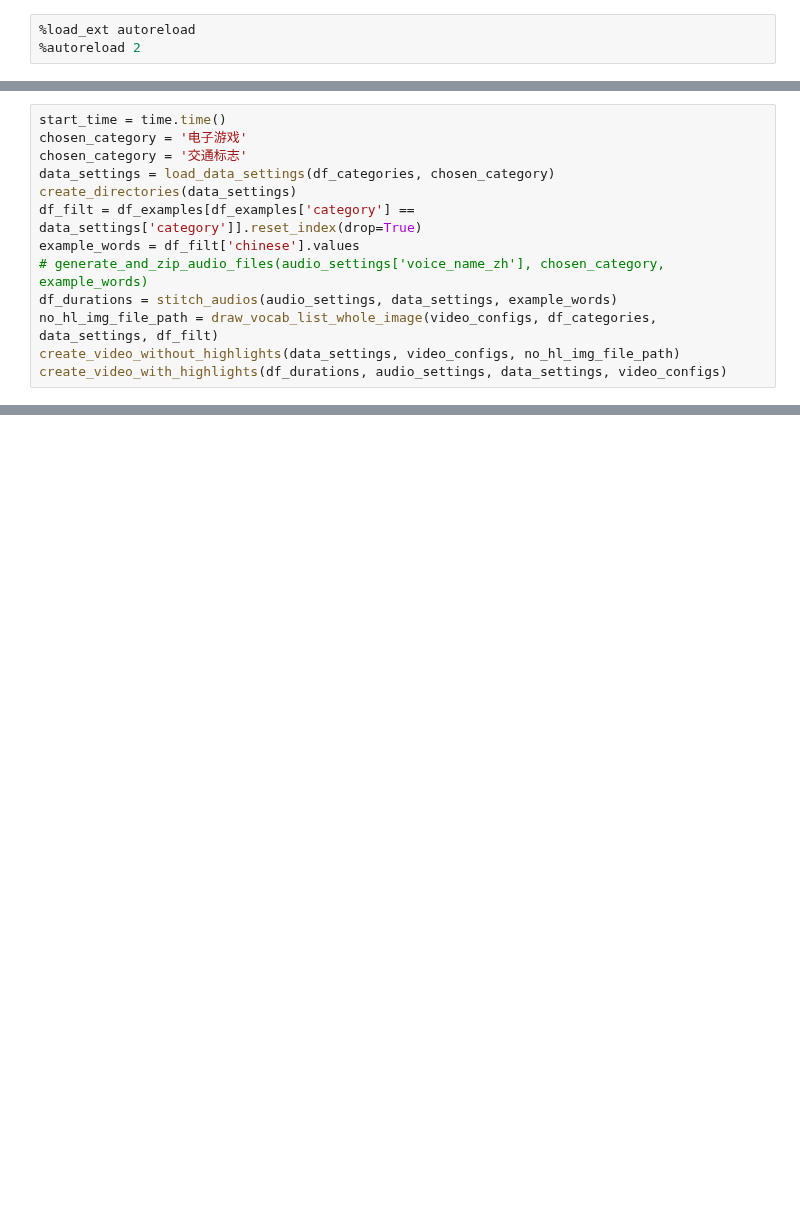
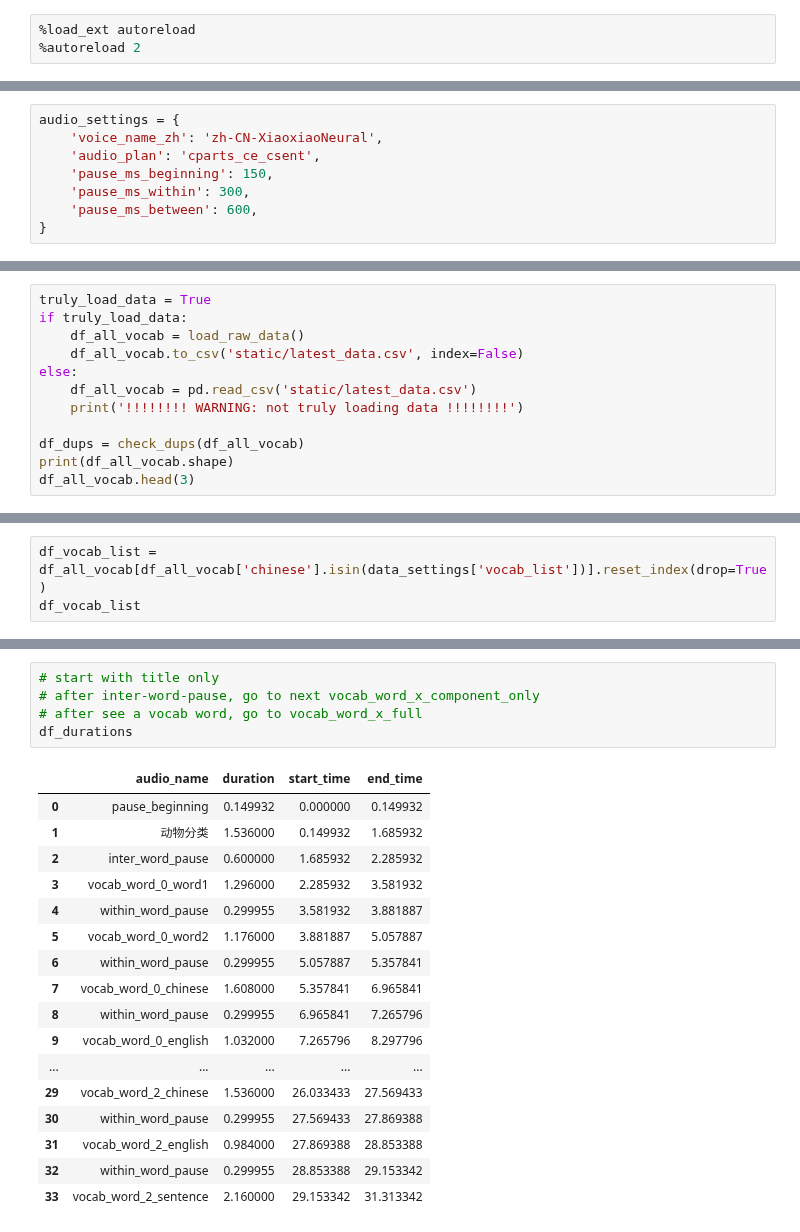
Before and after one commit to srcole/my_mandarin_database, a Jupyter notebook: mmd_lt_shorts.ipynb, the cells around one changed output, grey strips where cells are left out. Saved outputs shown, nothing was run; the diff lists cells and outputs as text; blank space fills up the shorter version.

```diff
--- a/mmd_lt_shorts.ipynb
+++ b/mmd_lt_shorts.ipynb
@@ -26,0 +27,8 @@ from utils_shorts import (
+# %%
+audio_settings = {
+    'voice_name_zh': 'zh-CN-XiaoxiaoNeural',
+    'audio_plan': 'cparts_ce_csent',
+    'pause_ms_beginning': 150,
+    'pause_ms_within': 300,
+    'pause_ms_between': 600,
+}
@@ -26,0 +101,12 @@ from utils_shorts import (
+# %%
+truly_load_data = True
+if truly_load_data:
+    df_all_vocab = load_raw_data()
+    df_all_vocab.to_csv('static/latest_data.csv', index=False)
+else:
+    df_all_vocab = pd.read_csv('static/latest_data.csv')
+    print('!!!!!!!! WARNING: not truly loading data !!!!!!!!')
+
+df_dups = check_dups(df_all_vocab)
+print(df_all_vocab.shape)
+df_all_vocab.head(3)
@@ -26,0 +135,3 @@ from utils_shorts import (
+# %%
+df_vocab_list = df_all_vocab[df_all_vocab['chinese'].isin(data_settings['vocab_list'])].reset_index(drop=True)
+df_vocab_list
@@ -33,13 +554,0 @@ video_configs = load_video_configs()
-# %%
-start_time = time.time()
-chosen_category = '电子游戏'
-chosen_category = '交通标志'
-data_settings = load_data_settings(df_categories, chosen_category)
-create_directories(data_settings)
-df_filt = df_examples[df_examples['category'] == data_settings['category']].reset_index(drop=True)
-example_words = df_filt['chinese'].values
-# generate_and_zip_audio_files(audio_settings['voice_name_zh'], chosen_category, example_words)
-df_durations = stitch_audios(audio_settings, data_settings, example_words)
-no_hl_img_file_path = draw_vocab_list_whole_image(video_configs, df_categories, data_settings, df_filt)
-create_video_without_highlights(data_settings, video_configs, no_hl_img_file_path)
-create_video_with_highlights(df_durations, audio_settings, data_settings, video_configs)
@@ -52,0 +601,23 @@ MoviePy - video ready output/anomia_shorts/交通标志/交通标志.mp4
+# %%
+# start with title only
+# after inter-word-pause, go to next vocab_word_x_component_only
+# after see a vocab word, go to vocab_word_x_full
+df_durations
+# %% [output]
+|  | audio_name | duration | start_time | end_time |
+| 0 | pause_beginning | 0.149932 | 0.000000 | 0.149932 |
+| 1 | 动物分类 | 1.536000 | 0.149932 | 1.685932 |
+| 2 | inter_word_pause | 0.600000 | 1.685932 | 2.285932 |
+| 3 | vocab_word_0_word1 | 1.296000 | 2.285932 | 3.581932 |
+| 4 | within_word_pause | 0.299955 | 3.581932 | 3.881887 |
+| 5 | vocab_word_0_word2 | 1.176000 | 3.881887 | 5.057887 |
+| 6 | within_word_pause | 0.299955 | 5.057887 | 5.357841 |
+| 7 | vocab_word_0_chinese | 1.608000 | 5.357841 | 6.965841 |
+| 8 | within_word_pause | 0.299955 | 6.965841 | 7.265796 |
+| 9 | vocab_word_0_english | 1.032000 | 7.265796 | 8.297796 |
+| ... | ... | ... | ... | ... |
+| 29 | vocab_word_2_chinese | 1.536000 | 26.033433 | 27.569433 |
+| 30 | within_word_pause | 0.299955 | 27.569433 | 27.869388 |
+| 31 | vocab_word_2_english | 0.984000 | 27.869388 | 28.853388 |
+| 32 | within_word_pause | 0.299955 | 28.853388 | 29.153342 |
+| 33 | vocab_word_2_sentence | 2.160000 | 29.153342 | 31.313342 |
```
Also changed, not shown: parts of 26 cells of this notebook, 3 other files.
